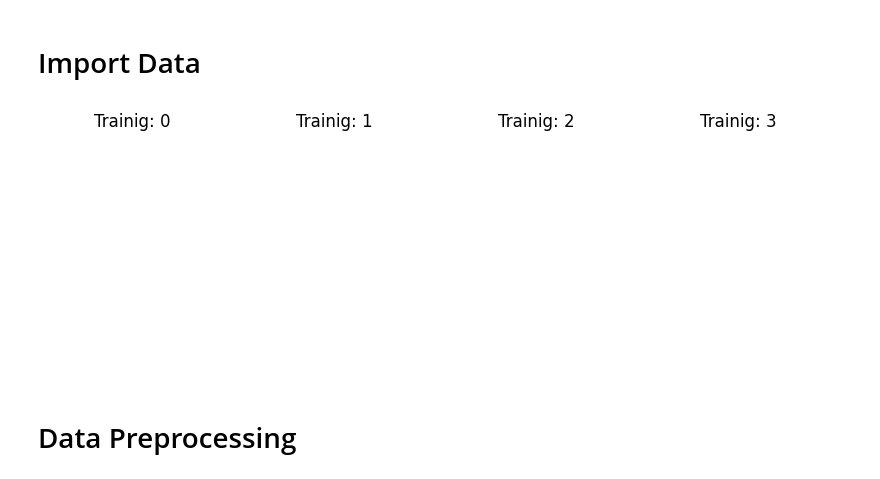
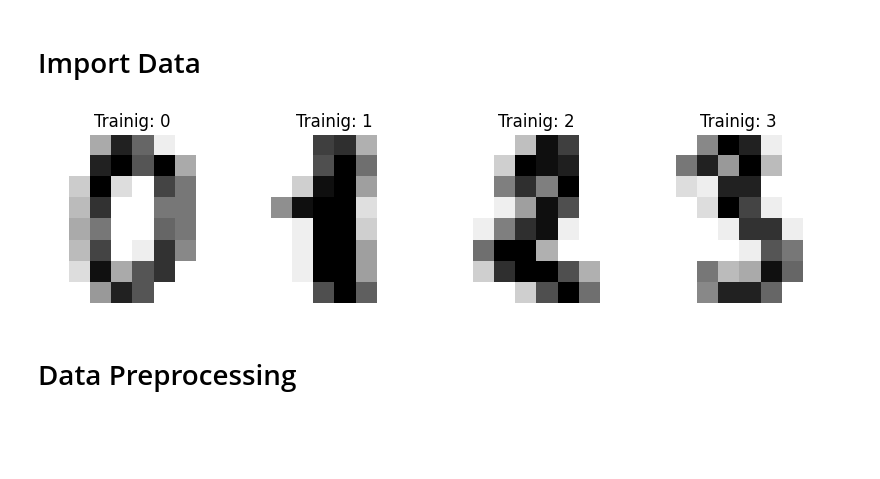
Before and after one commit to Bhuvmeswar7143/bhuvmeswar-A, a Jupyter notebook: Hand_Written_Digit_Classification.ipynb, the cells around one changed output. Cells and saved outputs as stored; diff of their text form; code cells hidden in the pictures; blank space fills up the shorter version.

```diff
--- a/Hand_Written_Digit_Classification.ipynb
+++ b/Hand_Written_Digit_Classification.ipynb
@@ -19,12 +19,13 @@ from sklearn.datasets import load_digits
 # %%
 df = load_digits()
 # %%
-_, axes = plt.subplots(nrows=1, ncols=4, figsize=(10, 3))
+_, axes = plt.subplots(nrows=1, ncols=4, figsize=(10,3))
 for ax, image, label in zip(axes, df.images, df.target):
     ax.set_axis_off()
+    ax. imshow(image, cmap=plt.cm.gray_r, interpolation="nearest")
     ax.set_title("Trainig: %i" % label)
 # %% [output]
-[figure, old version]
+[figure, new version]
 # %% [markdown]
 # Data Preprocessing
 # %% [markdown]
```
Also changed, not shown: parts of 3 cells of this notebook.
